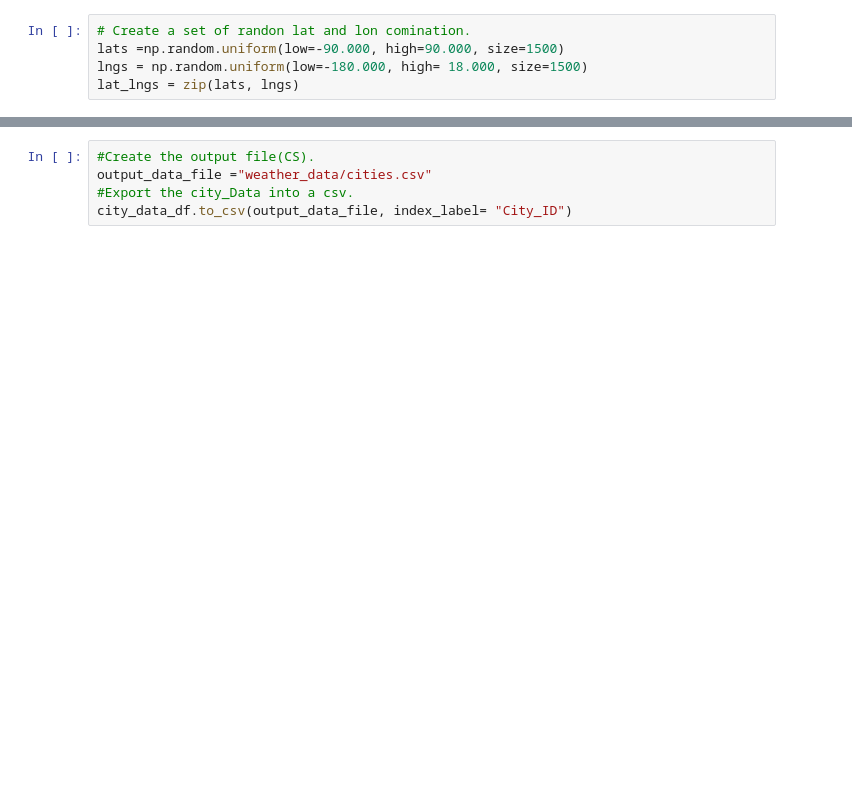
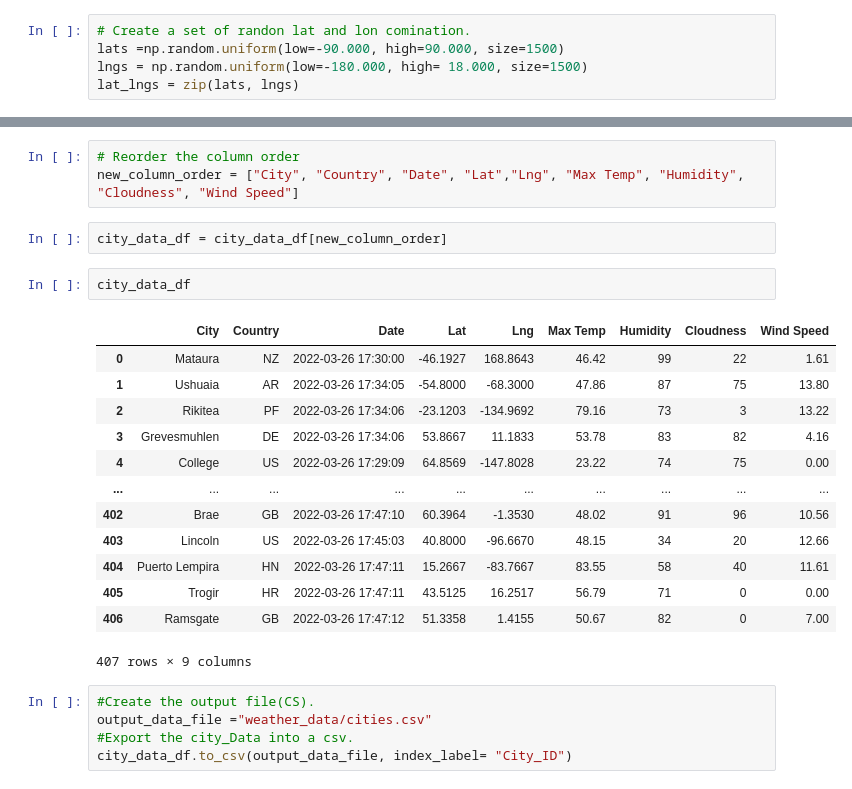
Before and after one commit to tisland1031/World_Weather-Analysis, a Jupyter notebook: Weatherpy.ipynb, the cells around one changed output, grey strips where cells are left out. Saved outputs shown, nothing was run; the diff lists cells and outputs as text; blank space fills up the shorter version.

```diff
--- a/Weatherpy.ipynb
+++ b/Weatherpy.ipynb
@@ -134,3 +171,24 @@ city_data_df.head(10)
+# %%
+# Reorder the column order
+new_column_order = ["City", "Country", "Date", "Lat","Lng", "Max Temp", "Humidity", "Cloudness", "Wind Speed"]
+# %%
+city_data_df = city_data_df[new_column_order]
+# %%
+city_data_df
+# %% [output]
+|  | City | Country | Date | Lat | Lng | Max Temp | Humidity | Cloudness | Wind Speed |
+| 0 | Mataura | NZ | 2022-03-26 17:30:00 | -46.1927 | 168.8643 | 46.42 | 99 | 22 | 1.61 |
+| 1 | Ushuaia | AR | 2022-03-26 17:34:05 | -54.8000 | -68.3000 | 47.86 | 87 | 75 | 13.80 |
+| 2 | Rikitea | PF | 2022-03-26 17:34:06 | -23.1203 | -134.9692 | 79.16 | 73 | 3 | 13.22 |
+| 3 | Grevesmuhlen | DE | 2022-03-26 17:34:06 | 53.8667 | 11.1833 | 53.78 | 83 | 82 | 4.16 |
+| 4 | College | US | 2022-03-26 17:29:09 | 64.8569 | -147.8028 | 23.22 | 74 | 75 | 0.00 |
+| ... | ... | ... | ... | ... | ... | ... | ... | ... | ... |
+| 402 | Brae | GB | 2022-03-26 17:47:10 | 60.3964 | -1.3530 | 48.02 | 91 | 96 | 10.56 |
+| 403 | Lincoln | US | 2022-03-26 17:45:03 | 40.8000 | -96.6670 | 48.15 | 34 | 20 | 12.66 |
+| 404 | Puerto Lempira | HN | 2022-03-26 17:47:11 | 15.2667 | -83.7667 | 83.55 | 58 | 40 | 11.61 |
+| 405 | Trogir | HR | 2022-03-26 17:47:11 | 43.5125 | 16.2517 | 56.79 | 71 | 0 | 0.00 |
+| 406 | Ramsgate | GB | 2022-03-26 17:47:12 | 51.3358 | 1.4155 | 50.67 | 82 | 0 | 7.00 |
+407 rows × 9 columns
 # %%
 #Create the output file(CS).
 output_data_file ="weather_data/cities.csv"
```
Also changed, not shown: parts of 6 cells of this notebook, 1 other file.
